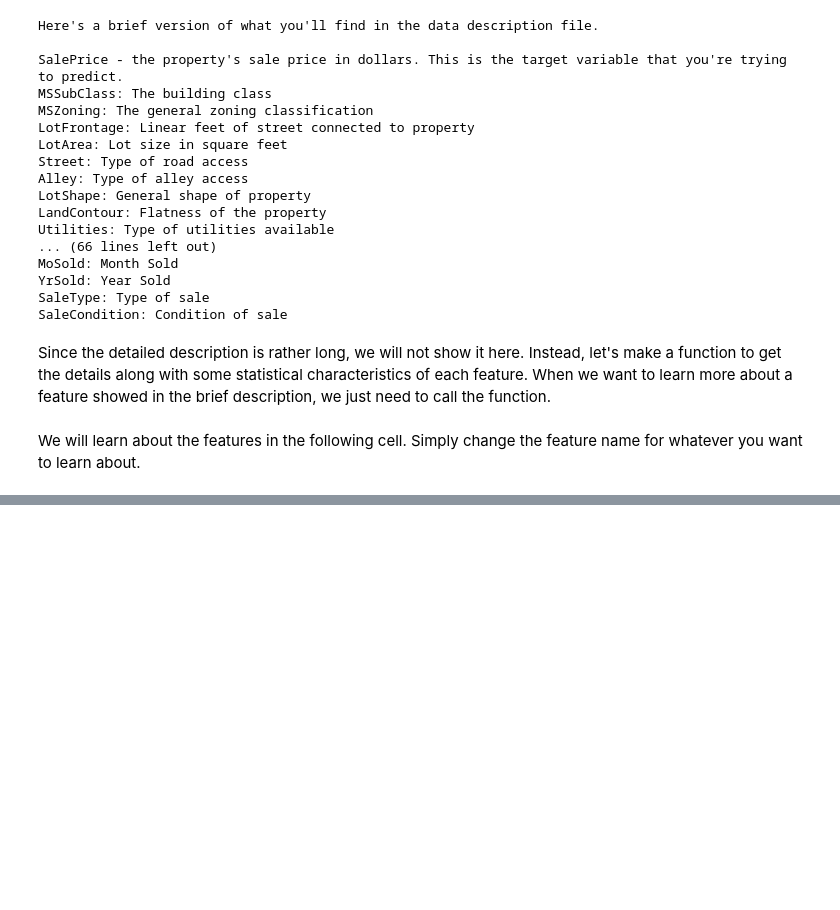
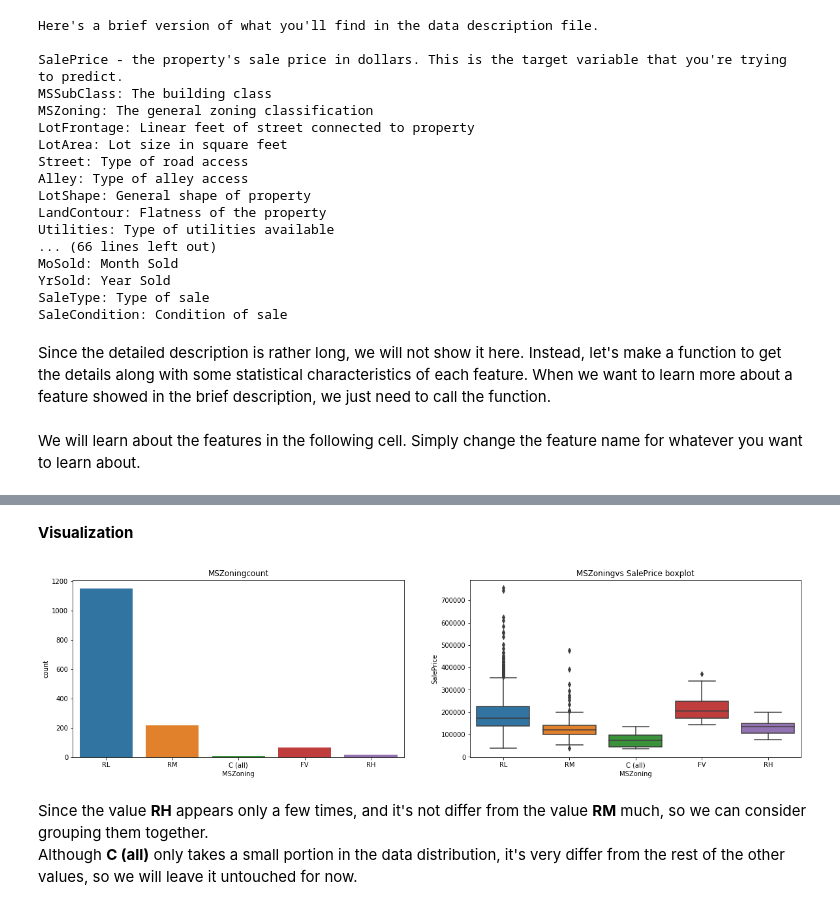
Before and after one commit to JATC1024/Kaggle-House-Prices, a Jupyter notebook: Kaglge_house_prices.ipynb, the cells around one changed output, grey strips where cells are left out. Cells and saved outputs as stored; diff of their text form; code cells hidden in the pictures; blank space fills up the shorter version.

```diff
--- a/Kaglge_house_prices.ipynb
+++ b/Kaglge_house_prices.ipynb
@@ -129,0 +322,9 @@ Name: MSSubClass, dtype: int64
+# %% [markdown]
+**Visualization**
+# %%
+count_box_plot("MSZoning", data = train_examples)
+# %% [output]
+[figure, added]
+# %% [markdown]
+Since the value **RH** appears only a few times, and it's not differ from the value **RM** much, so we can consider grouping them together.<br>
+Although **C (all)** only takes a small portion in the data distribution, it's very differ from the rest of the other values, so we will leave it untouched for now.
```
Also changed, not shown: parts of 37 cells of this notebook.
